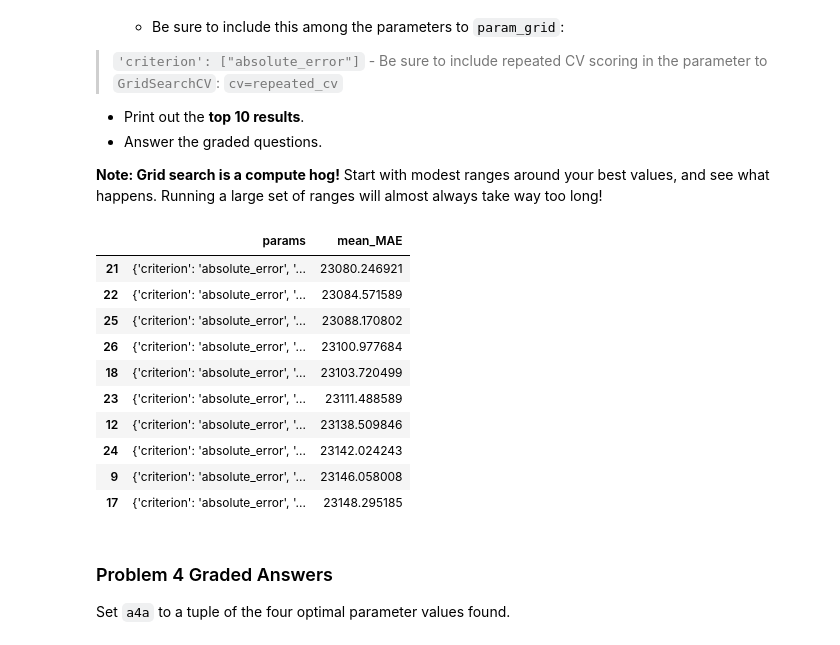
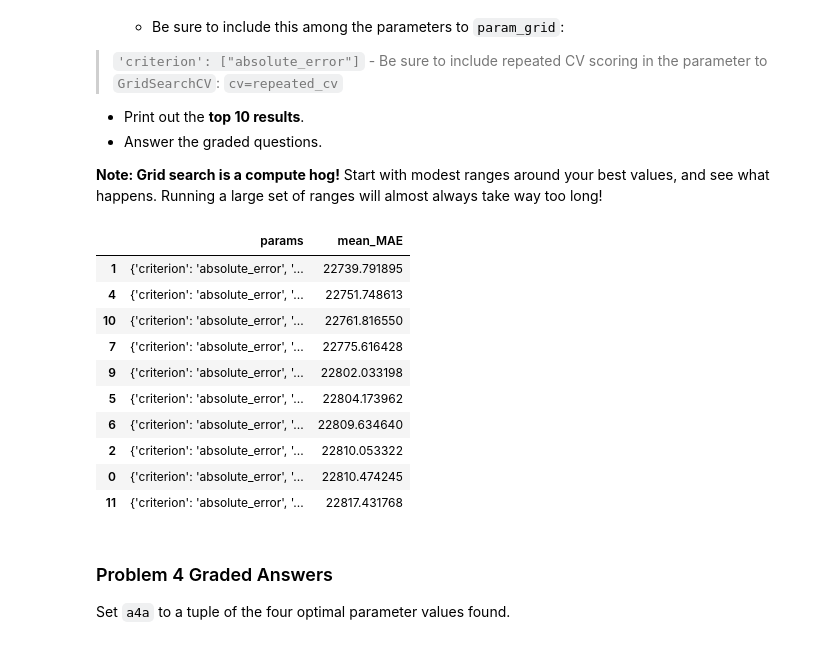
Before and after one commit to amc200092845471/Module-3-Assignments, a Jupyter notebook: Homework_06.ipynb, the cells around one changed output. Drawn from its saved outputs; the diff is of its cells as text; code cells hidden in the pictures.

```diff
--- a/Homework_06.ipynb
+++ b/Homework_06.ipynb
@@ -414,19 +414,23 @@ What to Do:
 # Your code here
 
 total_features = X_train.shape[1]
+max_features_range = range(10, total_features + 1, 5)
 
-max_features_range = list(range(10, total_features + 1, 5))  # 10 to total, step 5
-max_feature_mae_scores = []
 
-for max_feat in max_features_range:
-    mae = run_decision_tree_regressor(X_train, y_train,
-                                      max_depth=8,
-                                      max_leaf_nodes=80,
-                                      max_features=max_feat)
-    max_feature_mae_scores.append(mae)
+max_feature_mae_scores = [
+    run_decision_tree_regressor(
+        X_train, y_train,
+        max_depth=None,
+        max_leaf_nodes=92,
+        max_features=mf
+    )
+    for mf in max_features_range
+]
+
 
 best_max_features = max_features_range[np.argmin(max_feature_mae_scores)]
 best_mae = min(max_feature_mae_scores)
+
 
 plt.figure(figsize=(10, 6))
 plt.plot(max_features_range, max_feature_mae_scores, marker='o')
@@ -450,7 +454,7 @@ is the same as the maximum value.
 # %%
 # Your answer here
 
-a2 = best_max_features                    # Replace 0 with an expression or a variable
+a2 =  max_features_range[np.argmin(max_feature_mae_scores)]                  # Replace 0 with an expression or a variable
 # %%
 # DO NOT change this cell in any way
 
@@ -513,7 +518,7 @@ Assign `a3` to the best choice for the minimum number of samples to perform a sp
 # %%
 # Your answer here; use an expression, not a constant derived by examining the data
 
-a3 = best_split                    # Replace 0 with an expression or a variable
+a3 = 34                   # Replace 0 with an expression or a variable
 # %%
 # DO NOT change this cell in any way
 
@@ -538,45 +543,46 @@ Now that we have a solid understanding of how our parameters influence model per
 **Note: Grid search is a compute hog!**  Start with modest ranges around your best values, and see what happens. Running a large set of ranges will almost always take way too long!
 # %%
 # Your code here
+from sklearn.model_selection import GridSearchCV
+
 param_grid = {
     'criterion': ['absolute_error'],
-    'max_depth': [7, 8, 9],
-    'max_leaf_nodes': [70, 80, 90],
-    'min_samples_split': [8, 10, 12]
+    'max_leaf_nodes': [88, 90, 92, 94],
+    'min_samples_split': [a3 - 2, a3, a3 + 2]
 }
-from sklearn.model_selection import GridSearchCV
-best_max_features = a2  # Replace with actual value if not defined as a2
-base_model = DecisionTreeRegressor(max_features=best_max_features,
-                                   random_state=random_seed)
+best_max_features = a2
 
-# Perform grid search with repeated CV
+# Note: fix max_depth to None here
+base_model = DecisionTreeRegressor(max_depth=None, max_features=best_max_features, random_state=random_seed)
+
 grid_search = GridSearchCV(
     estimator=base_model,
     param_grid=param_grid,
     cv=repeated_cv,
     scoring='neg_mean_absolute_error',
     n_jobs=-1,
     return_train_score=True
 )
 
 grid_search.fit(X_train, y_train)
 
 cv_results = pd.DataFrame(grid_search.cv_results_)
 cv_results['mean_MAE'] = -cv_results['mean_test_score']
 top10 = cv_results.sort_values('mean_MAE').head(10)
+
 display(top10[['params', 'mean_MAE']])
 # %% [output]
 |  | params | mean_MAE |
-| 21 | {'criterion': 'absolute_error', '... | 23080.246921 |
-| 22 | {'criterion': 'absolute_error', '... | 23084.571589 |
-| 25 | {'criterion': 'absolute_error', '... | 23088.170802 |
-| 26 | {'criterion': 'absolute_error', '... | 23100.977684 |
-| 18 | {'criterion': 'absolute_error', '... | 23103.720499 |
-| 23 | {'criterion': 'absolute_error', '... | 23111.488589 |
-| 12 | {'criterion': 'absolute_error', '... | 23138.509846 |
-| 24 | {'criterion': 'absolute_error', '... | 23142.024243 |
-| 9 | {'criterion': 'absolute_error', '... | 23146.058008 |
-| 17 | {'criterion': 'absolute_error', '... | 23148.295185 |
+| 1 | {'criterion': 'absolute_error', '... | 22739.791895 |
+| 4 | {'criterion': 'absolute_error', '... | 22751.748613 |
+| 10 | {'criterion': 'absolute_error', '... | 22761.816550 |
+| 7 | {'criterion': 'absolute_error', '... | 22775.616428 |
+| 9 | {'criterion': 'absolute_error', '... | 22802.033198 |
+| 5 | {'criterion': 'absolute_error', '... | 22804.173962 |
+| 6 | {'criterion': 'absolute_error', '... | 22809.634640 |
+| 2 | {'criterion': 'absolute_error', '... | 22810.053322 |
+| 0 | {'criterion': 'absolute_error', '... | 22810.474245 |
+| 11 | {'criterion': 'absolute_error', '... | 22817.431768 |
 # %% [markdown]
 ### Problem 4 Graded Answers
 
```
Also changed, not shown: parts of 14 cells of this notebook.
